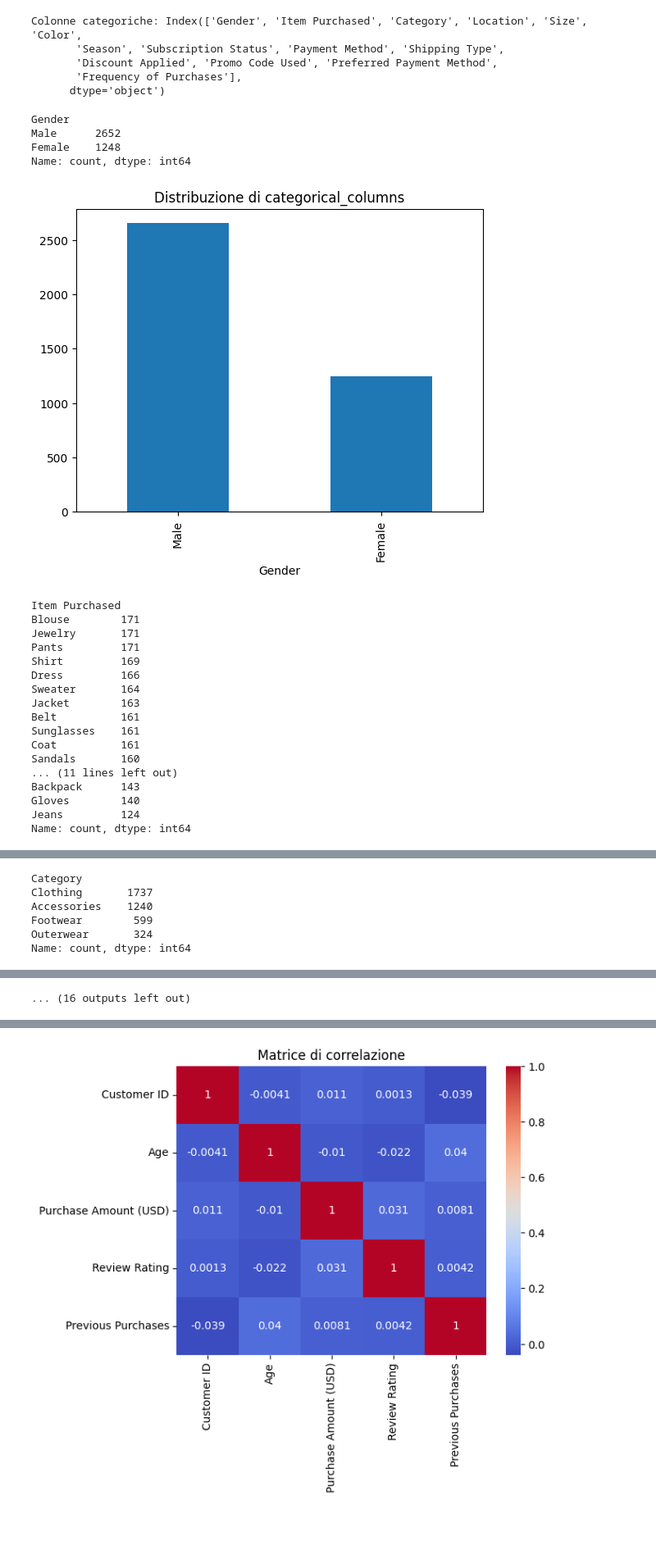
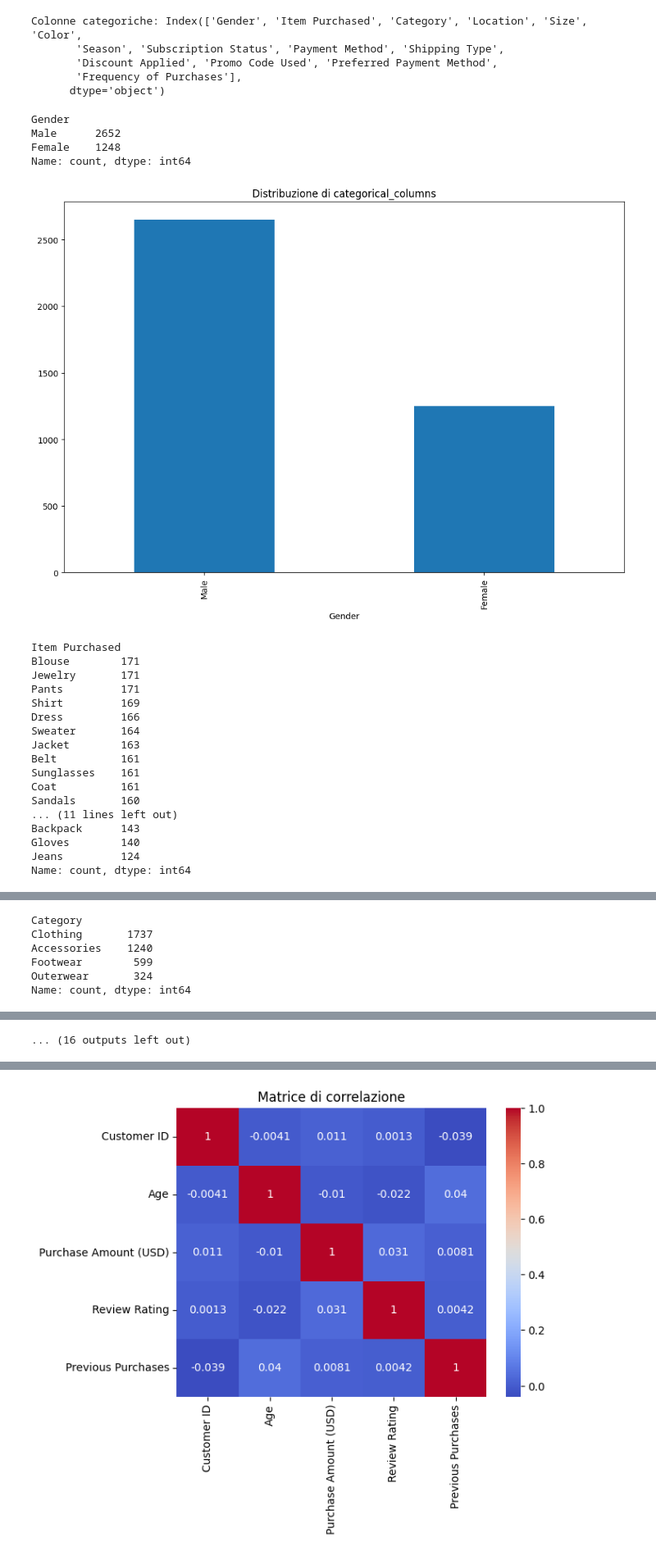
Before and after one commit to alessiaperrone03/shopping_trends_analysis, a Jupyter notebook: notebooks/data exploration.ipynb, the cells around one changed output, grey strips where cells are left out. Shown at 82% size. Saved outputs shown, nothing was run; the diff lists cells and outputs as text; code cells hidden in the pictures; blank space fills up the shorter version.

Commit message:
figsize

```diff
--- a/notebooks/data exploration.ipynb
+++ b/notebooks/data exploration.ipynb
@@ -114,16 +114,17 @@ Colonne categoriche: Index(['Gender', 'Item Purchased', 'Category', 'Location',
 # %%
 
 for column in categorical_columns:
     print(df[column].value_counts())
+    plt.figure(figsize=(12, 8))
     df[column].value_counts().plot(kind='bar')
     plt.title(f"Distribuzione di {col}")
     plt.show()
 # %% [output]
 Gender
 Male      2652
 Female    1248
 Name: count, dtype: int64
-[figure, old version]
+[figure, new version]
 Item Purchased
 Blouse        171
 Jewelry       171
```
Also changed, not shown: parts of 1 cell of this notebook.
